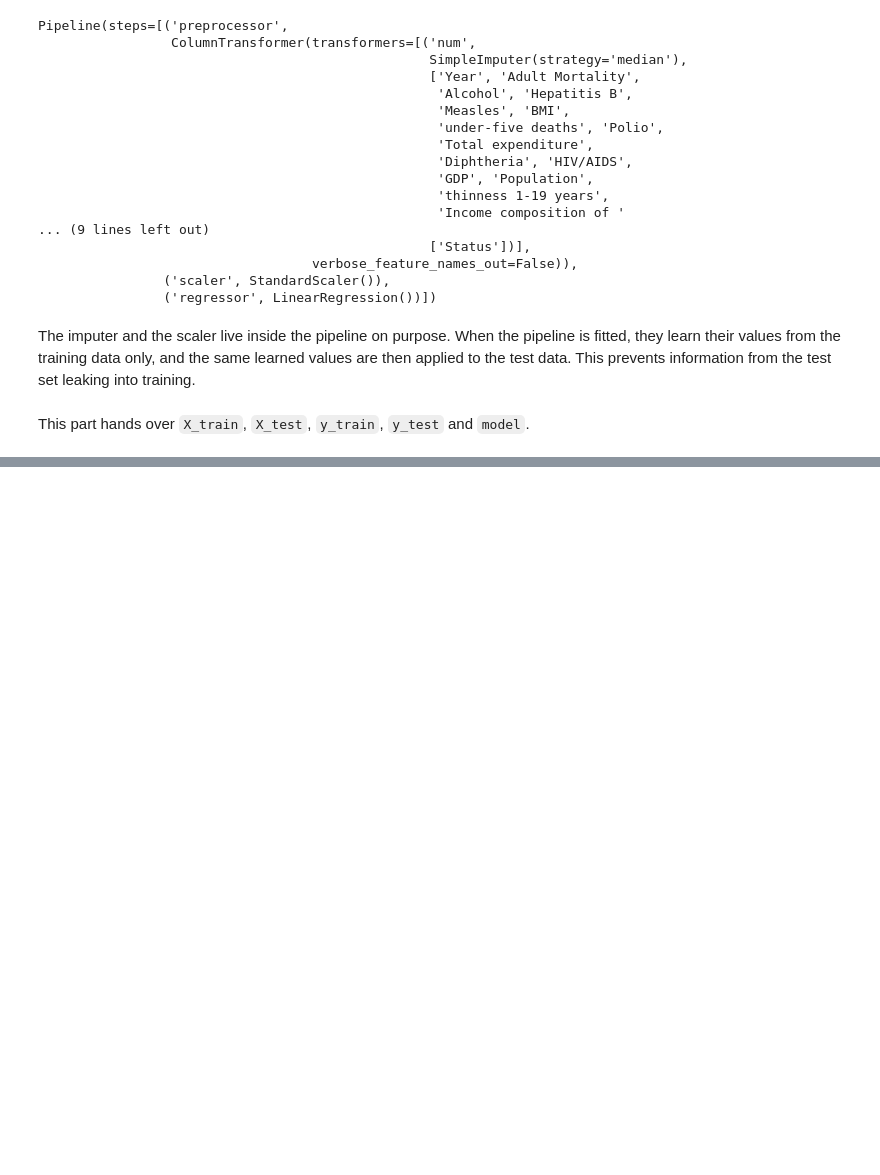
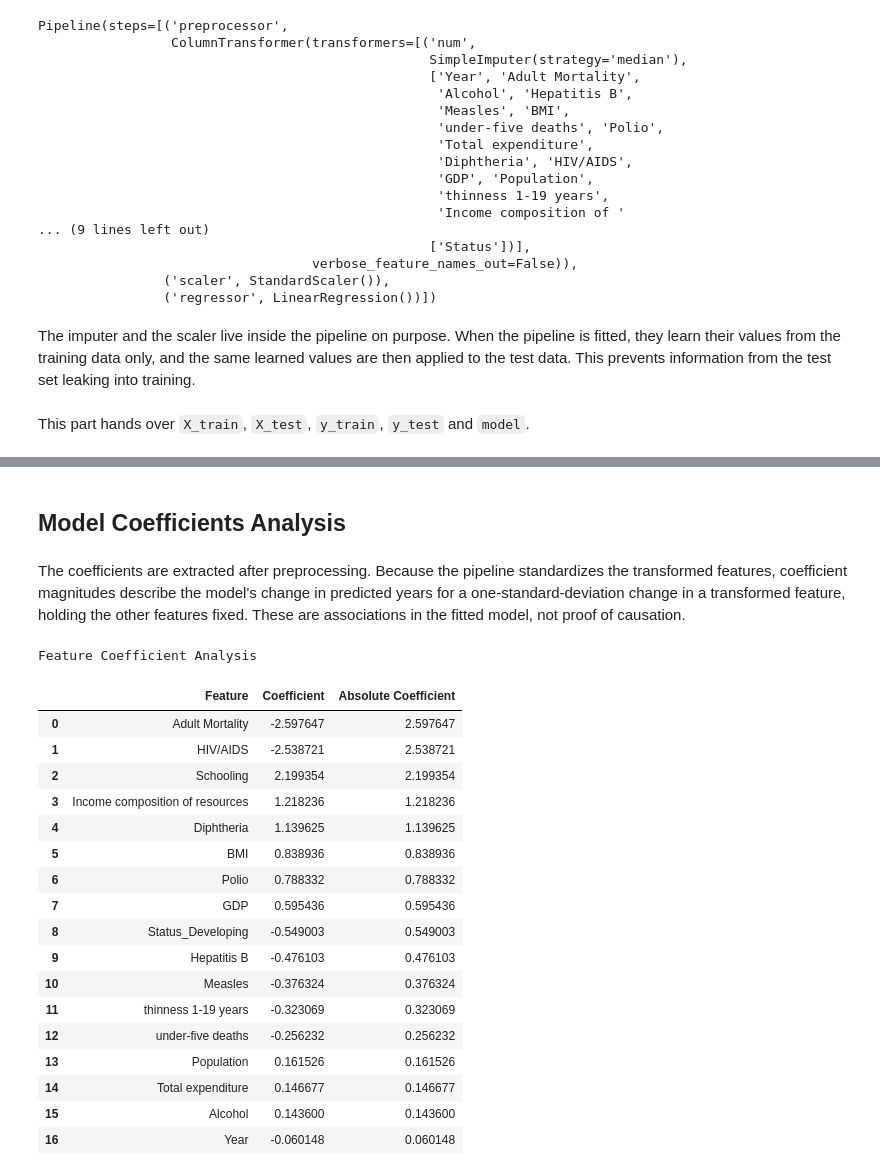
Before and after one commit to aaditverma0/life-expectancy-predictor, a Jupyter notebook: notebooks/main.ipynb, the cells around one changed output, grey strips where cells are left out. Cells and saved outputs as stored; diff of their text form; code cells hidden in the pictures; blank space fills up the shorter version.

```diff
--- a/notebooks/main.ipynb
+++ b/notebooks/main.ipynb
@@ -312,0 +469,60 @@ This part hands over `X_train`, `X_test`, `y_train`, `y_test` and `model`.
+# %% [markdown]
+##  Model Coefficients Analysis
+# %% [markdown]
+The coefficients are extracted after preprocessing. Because the pipeline standardizes the transformed features, coefficient magnitudes describe the model's change in predicted years for a one-standard-deviation change in a transformed feature, holding the other features fixed. These are associations in the fitted model, not proof of causation.
+# %%
+
+def get_coefficients(model):
+    """
+    Extract feature names and their corresponding
+    Linear Regression coefficients.
+    """
+
+    feature_names = (
+        model.named_steps["preprocessor"].get_feature_names_out()
+    )
+
+    coefficients = model.named_steps["regressor"].coef_
+
+    coefficient_df = pd.DataFrame({
+        "Feature": feature_names,
+        "Coefficient": coefficients
+    })
+
+    coefficient_df["Absolute Coefficient"] = (
+        coefficient_df["Coefficient"].abs()
+    )
+
+    coefficient_df = coefficient_df.sort_values(
+        by="Absolute Coefficient",
+        ascending=False
+    ).reset_index(drop=True)
+
+    return coefficient_df
+
+
+# Extract and display coefficients
+coefficient_df = get_coefficients(model)
+
+print("Feature Coefficient Analysis")
+display(coefficient_df)
+# %% [output]
+Feature Coefficient Analysis
+|  | Feature | Coefficient | Absolute Coefficient |
+| 0 | Adult Mortality | -2.597647 | 2.597647 |
+| 1 | HIV/AIDS | -2.538721 | 2.538721 |
+| 2 | Schooling | 2.199354 | 2.199354 |
+| 3 | Income composition of resources | 1.218236 | 1.218236 |
+| 4 | Diphtheria | 1.139625 | 1.139625 |
+| 5 | BMI | 0.838936 | 0.838936 |
+| 6 | Polio | 0.788332 | 0.788332 |
+| 7 | GDP | 0.595436 | 0.595436 |
+| 8 | Status_Developing | -0.549003 | 0.549003 |
+| 9 | Hepatitis B | -0.476103 | 0.476103 |
+| 10 | Measles | -0.376324 | 0.376324 |
+| 11 | thinness 1-19 years | -0.323069 | 0.323069 |
+| 12 | under-five deaths | -0.256232 | 0.256232 |
+| 13 | Population | 0.161526 | 0.161526 |
+| 14 | Total expenditure | 0.146677 | 0.146677 |
+| 15 | Alcohol | 0.143600 | 0.143600 |
+| 16 | Year | -0.060148 | 0.060148 |
```
Also changed, not shown: parts of 16 cells of this notebook, 1 other file.
